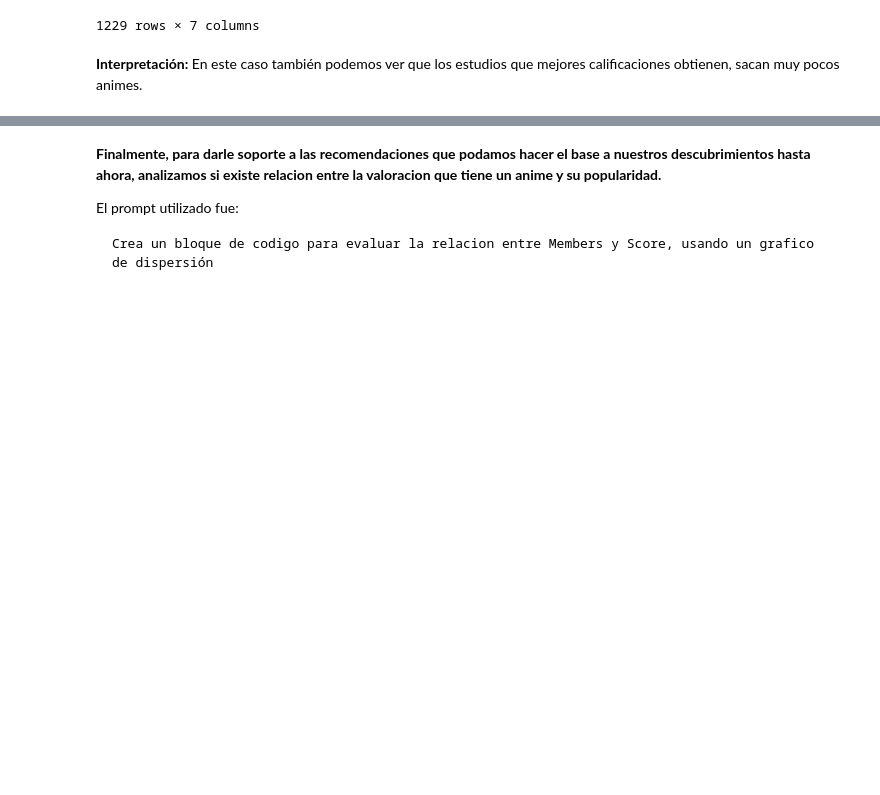
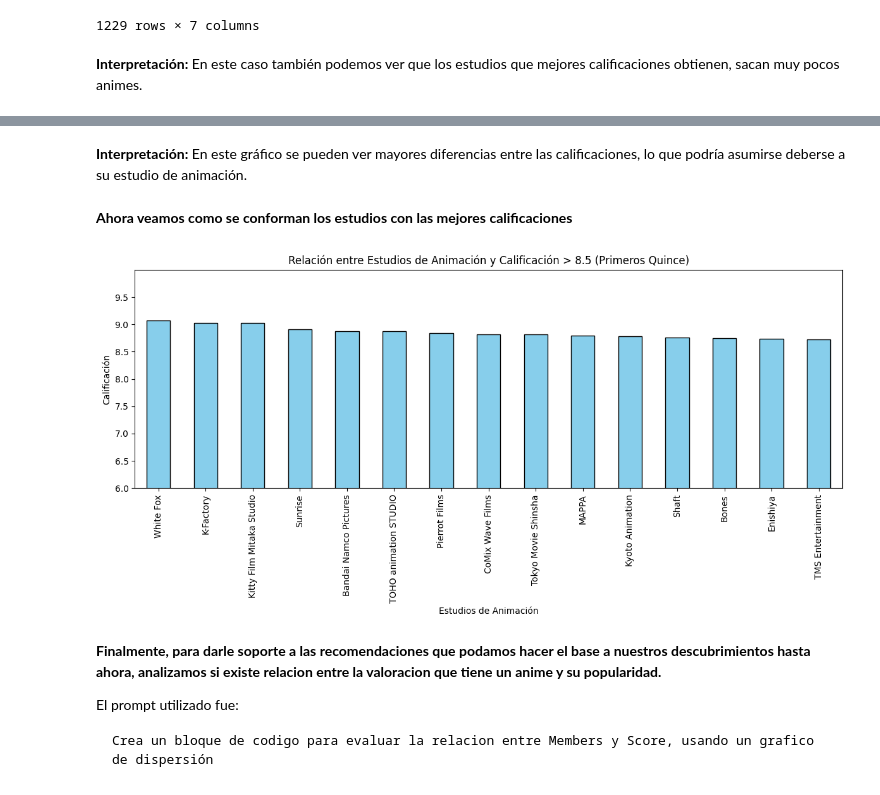
Before and after one commit to bondiolandia/TP_Laboratorio_de_M-todos_Cuantitativos_2026, a Jupyter notebook: notebook_Evolucion_del_Anime.ipynb, the cells around one changed output, grey strips where cells are left out. Saved outputs shown, nothing was run; the diff lists cells and outputs as text; code cells hidden in the pictures; blank space fills up the shorter version.

```diff
--- a/notebook_Evolucion_del_Anime.ipynb
+++ b/notebook_Evolucion_del_Anime.ipynb
@@ -755,3 +751,23 @@ Passing `palette` without assigning `hue` is deprecated and will be removed in v
+# %% [markdown]
+**Interpretación:** En este gráfico se pueden ver mayores diferencias entre las calificaciones, lo que podría asumirse deberse a su estudio de animación.
+# %% [markdown]
+**Ahora veamos como se conforman los estudios con las mejores calificaciones**
+# %%
+estudios_df = animes_excelentes.assign(Studios=animes_excelentes["Studios"].str.split(", ")).explode("Studios") #separamos por fila para analizarlo individual
+
+mediana_por_licenciantes = estudios_df.groupby("Studios")["Score"].median().sort_values(ascending = False).head(15)
+plt.figure(figsize=(12, 6))
+mediana_por_licenciantes.plot(kind="bar", color="skyblue", edgecolor="black")
+plt.title("Relación entre Estudios de Animación y Calificación > 8.5 (Primeros Quince)")
+plt.xlabel("Estudios de Animación")
+plt.ylabel("Calificación")
+plt.xticks(rotation=90)
+plt.ylim(6,10)
+plt.yticks(np.arange(6.0, 10.0, 0.5))
+plt.tight_layout()
+plt.show()
+# %% [output]
+[figure, added]
 # %% [markdown]
 
 **Finalmente, para darle soporte a las recomendaciones que podamos hacer el base a nuestros descubrimientos hasta ahora, analizamos si existe relacion entre la valoracion que tiene un anime y su popularidad.**
```
Also changed, not shown: parts of 9 cells of this notebook.
